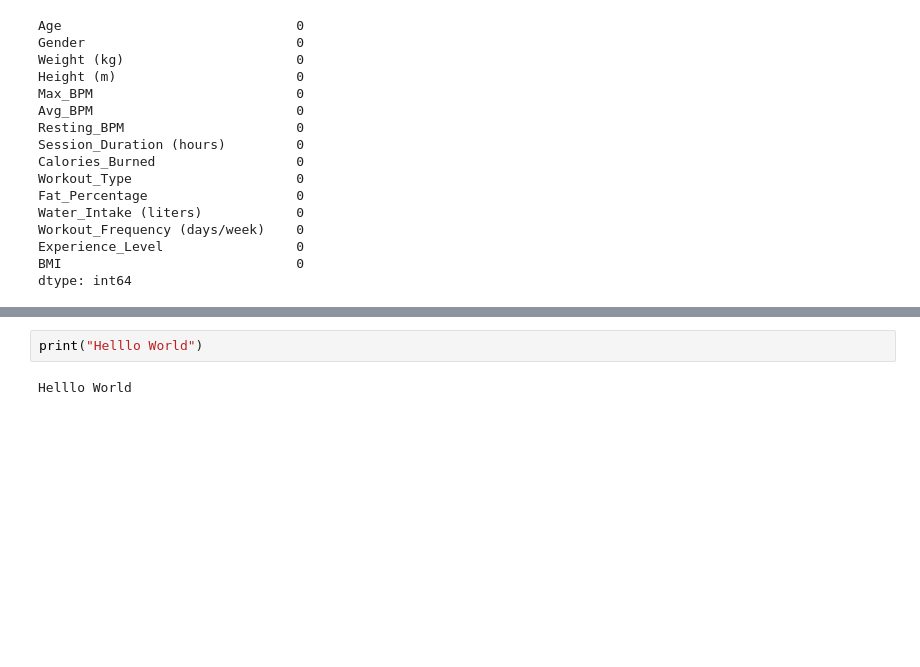
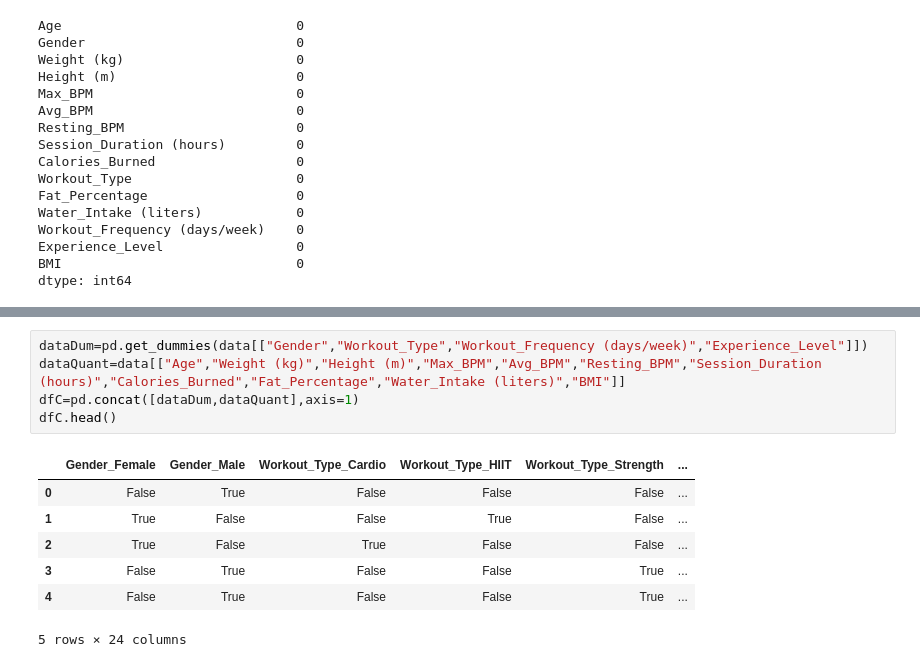
Before and after one commit to Anhquannnnnn/Machine-Learning, a Jupyter notebook: Python.ipynb, the cells around one changed output, grey strips where cells are left out. Saved outputs shown, nothing was run; the diff lists cells and outputs as text; blank space fills up the shorter version.

```diff
--- a/Python.ipynb
+++ b/Python.ipynb
@@ -214,4 +146,13 @@ R-squared: 0.9741
 # %%
-print("Helllo World")
+dataDum=pd.get_dummies(data[["Gender","Workout_Type","Workout_Frequency (days/week)","Experience_Level"]])
+dataQuant=data[["Age","Weight (kg)","Height (m)","Max_BPM","Avg_BPM","Resting_BPM","Session_Duration (hours)","Calories_Burned","Fat_Percentage","Water_Intake (liters)","BMI"]]
+dfC=pd.concat([dataDum,dataQuant],axis=1)
+dfC.head()
 # %% [output]
+|  | Gender_Female | Gender_Male | Workout_Type_Cardio | Workout_Type_HIIT | Workout_Type_Strength | ... |
+| 0 | False | True | False | False | False | ... |
+| 1 | True | False | False | True | False | ... |
+| 2 | True | False | True | False | False | ... |
+| 3 | False | True | False | False | True | ... |
+| 4 | False | True | False | False | True | ... |
-Helllo World
+5 rows × 24 columns
```
Also changed, not shown: parts of 6 cells of this notebook, 1 other file.
